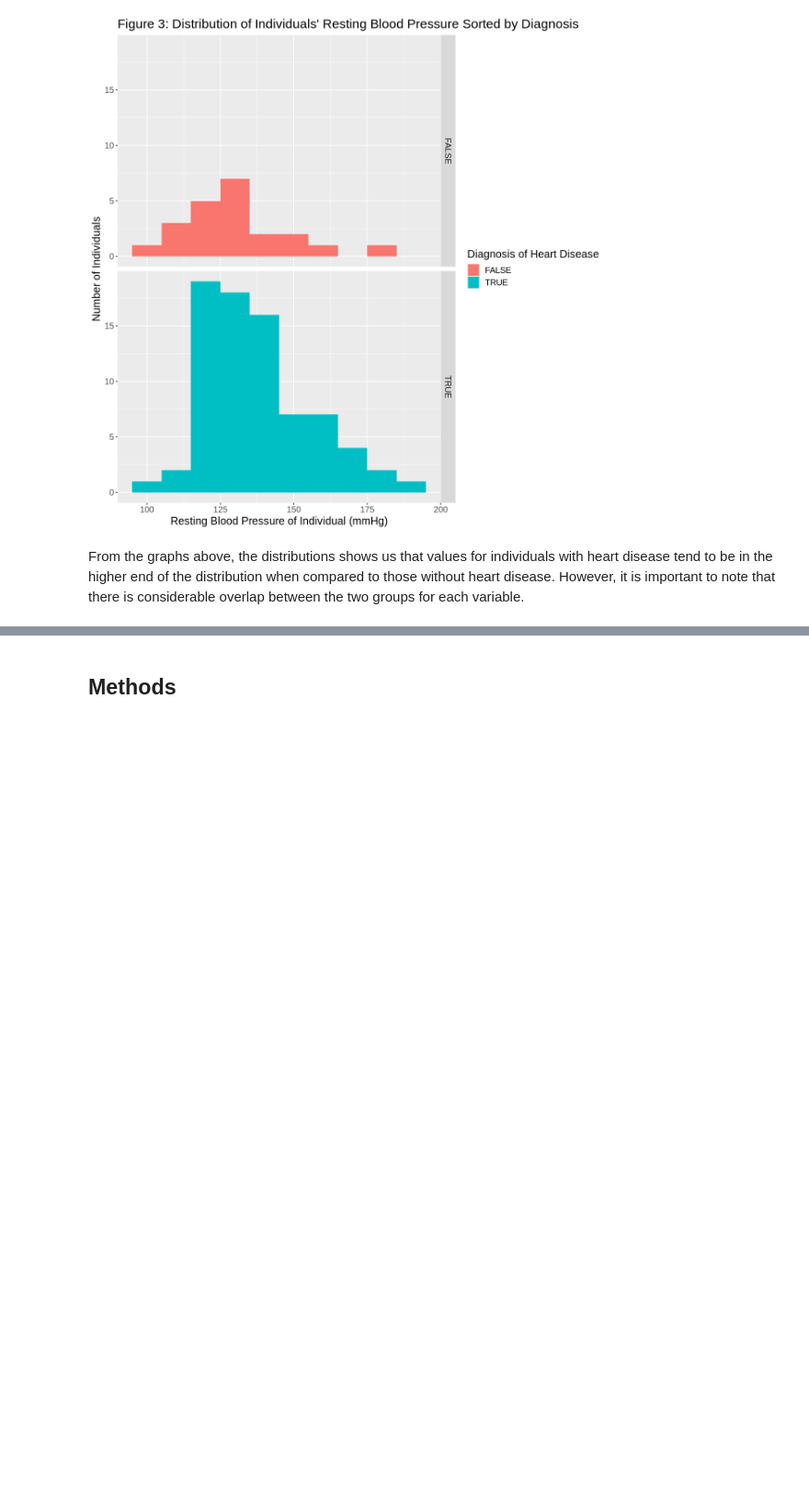
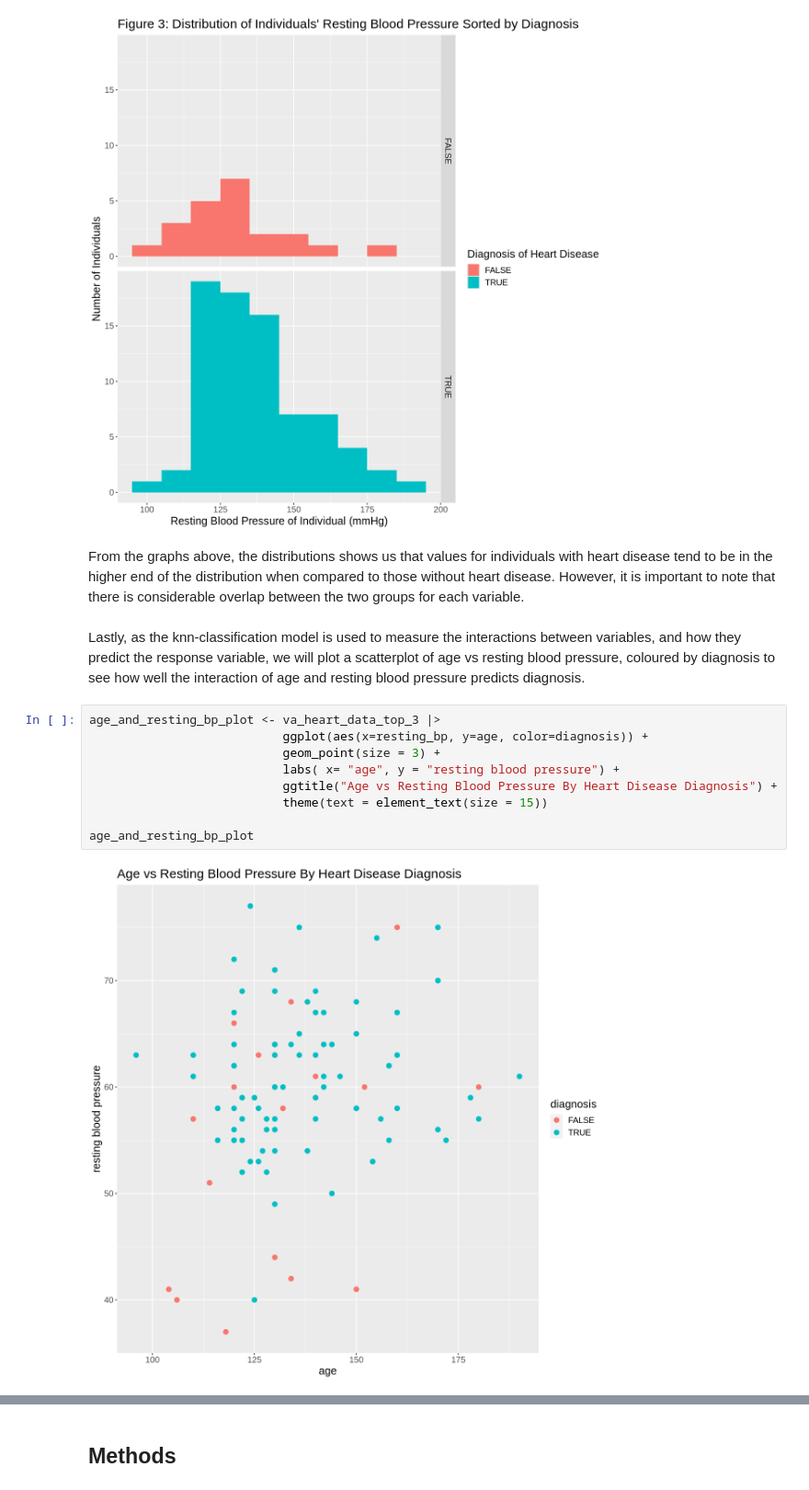
Before and after one commit to Majordingus2/group12-dsci-project, a Jupyter notebook: Group Proposal.ipynb, the cells around one changed output, grey strips where cells are left out. Shown at 92% size. Drawn from its saved outputs; the diff is of its cells as text; blank space fills up the shorter version.

Commit message:
Added graph visualizing age vs resting_bp, coloured by diagnosis

```diff
--- a/Group Proposal.ipynb
+++ b/Group Proposal.ipynb
@@ -270,5 +288,17 @@ resting_bp_plot
 [figure]
 [figure]
 # %% [markdown]
-From the graphs above, the distributions shows us that values for individuals with heart disease tend to be in the higher end of the distribution when compared to those without
-heart disease. However, it is important to note that there is considerable overlap between the two groups for each variable.
+From the graphs above, the distributions shows us that values for individuals with heart disease tend to be in the higher end of the distribution when compared to those without heart disease. However, it is important to note that there is considerable overlap between the two groups for each variable.
+# %% [markdown]
+Lastly, as the knn-classification model is used to measure the interactions between variables, and how they predict the response variable, we will plot a scatterplot of age vs resting blood pressure, coloured by diagnosis to see how well the interaction of age and resting blood pressure predicts diagnosis.
+# %%
+age_and_resting_bp_plot <- va_heart_data_top_3 |>
+                           ggplot(aes(x=resting_bp, y=age, color=diagnosis)) +
+                           geom_point(size = 3) +
+                           labs( x= "age", y = "resting blood pressure") +
+                           ggtitle("Age vs Resting Blood Pressure By Heart Disease Diagnosis") +
+                           theme(text = element_text(size = 15))
+
+age_and_resting_bp_plot
+# %% [output]
+[figure, added]
```
Also changed, not shown: parts of 3 cells of this notebook.
